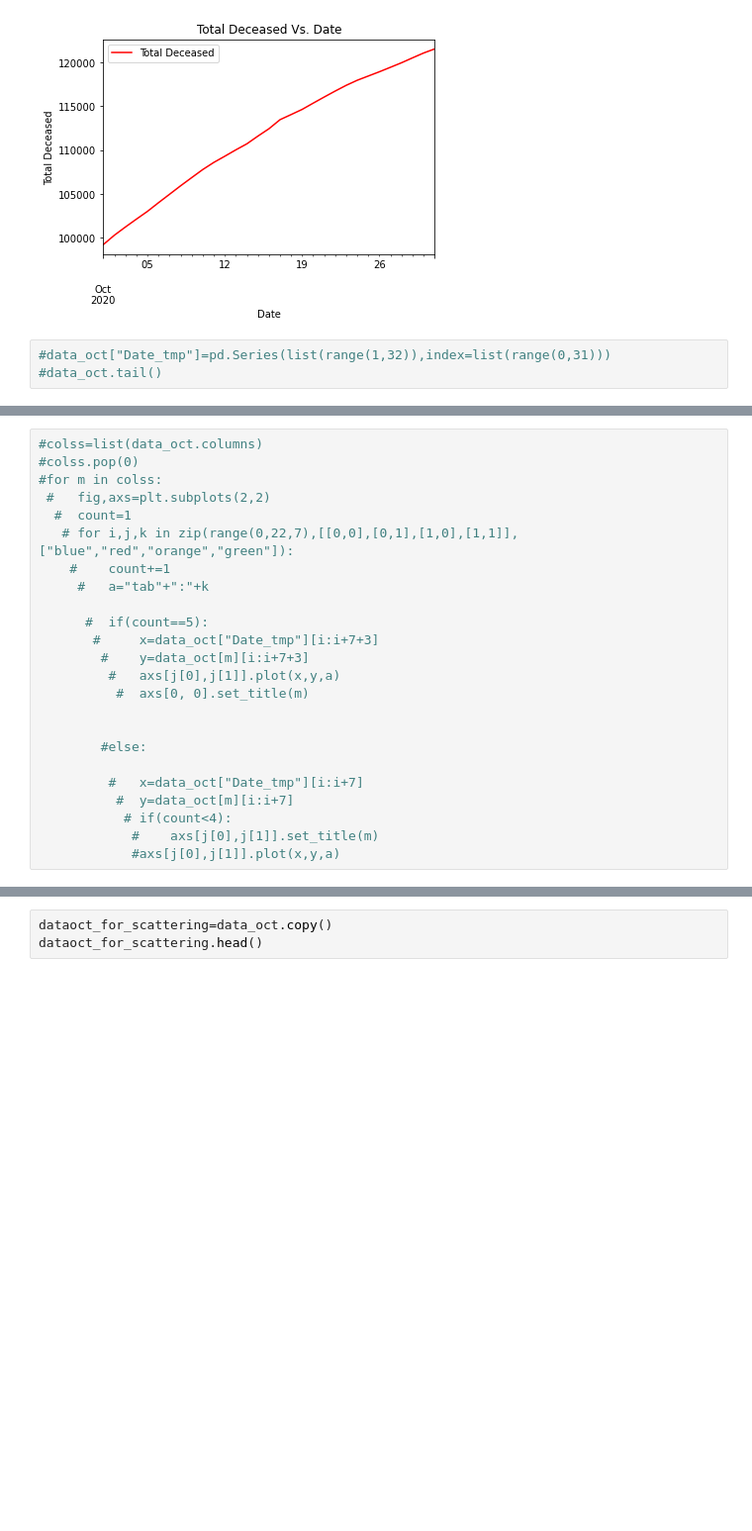
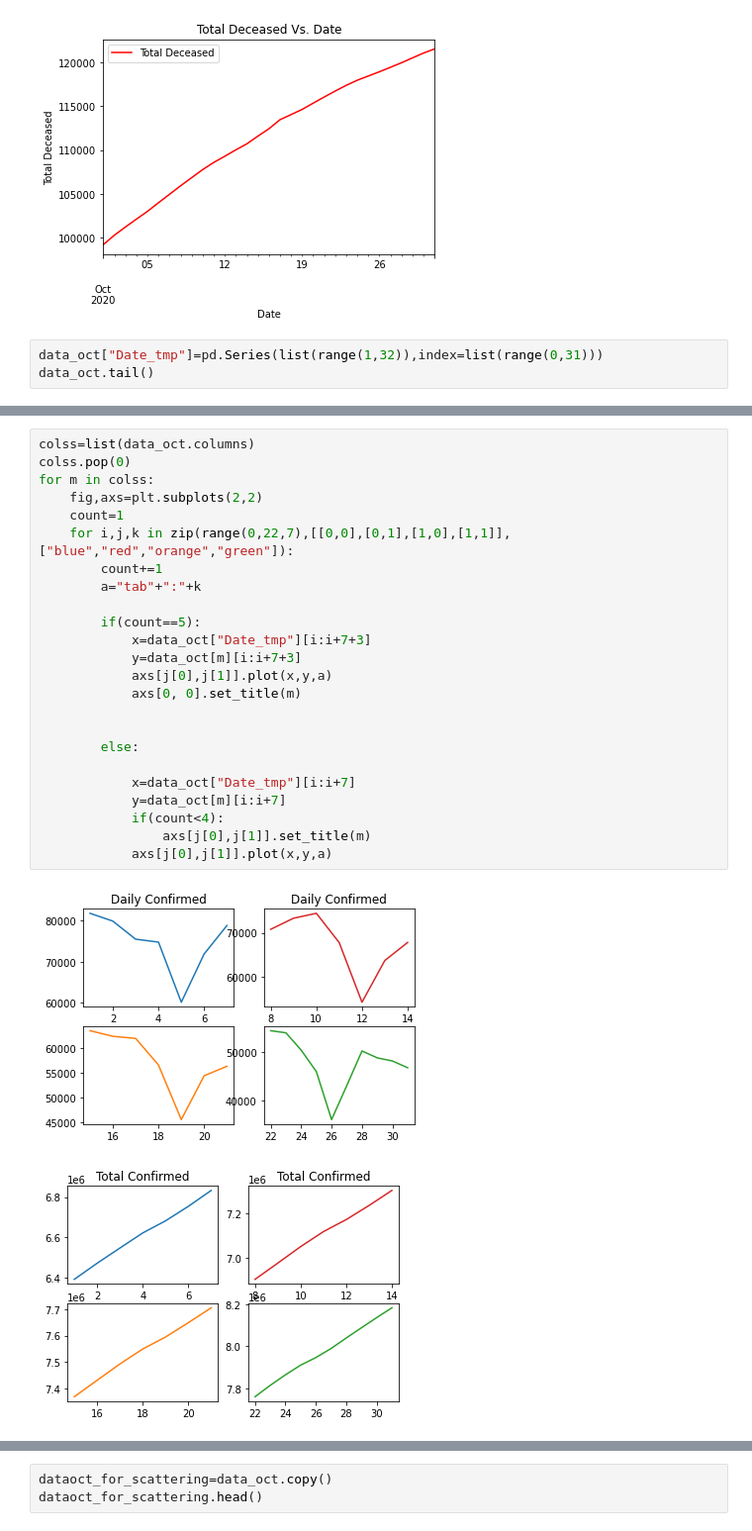
Before and after one commit to adit22/Data_Analysis, a Jupyter notebook: covid data analysis/Monthly Analysis/Covid_19_case_time_series(oct).ipynb, the cells around one changed output, grey strips where cells are left out. Shown at 99% size. Cells and saved outputs as stored; diff of their text form; blank space fills up the shorter version.

```diff
--- a/covid data analysis/Monthly Analysis/Covid_19_case_time_series(oct).ipynb
+++ b/covid data analysis/Monthly Analysis/Covid_19_case_time_series(oct).ipynb
@@ -114,5 +114,5 @@ for m,n in zip(colss,["blue","black","orange","green","violet","red"]):
 [figure]
 [figure]
 # %%
-#data_oct["Date_tmp"]=pd.Series(list(range(1,32)),index=list(range(0,31)))
-#data_oct.tail()
+data_oct["Date_tmp"]=pd.Series(list(range(1,32)),index=list(range(0,31)))
+data_oct.tail()
@@ -119,24 +131,27 @@ for m,n in zip(colss,["blue","black","orange","green","violet","red"]):
 # %%
-#colss=list(data_oct.columns)
-#colss.pop(0)
-#for m in colss:
- #   fig,axs=plt.subplots(2,2)
-  #  count=1
-   # for i,j,k in zip(range(0,22,7),[[0,0],[0,1],[1,0],[1,1]],["blue","red","orange","green"]):
-    #    count+=1
-     #   a="tab"+":"+k
+colss=list(data_oct.columns)
+colss.pop(0)
+for m in colss:
+    fig,axs=plt.subplots(2,2)
+    count=1
+    for i,j,k in zip(range(0,22,7),[[0,0],[0,1],[1,0],[1,1]],["blue","red","orange","green"]):
+        count+=1
+        a="tab"+":"+k
 
-      #  if(count==5):
-       #     x=data_oct["Date_tmp"][i:i+7+3]
-        #    y=data_oct[m][i:i+7+3]
-         #   axs[j[0],j[1]].plot(x,y,a)
-          #  axs[0, 0].set_title(m)
+        if(count==5):
+            x=data_oct["Date_tmp"][i:i+7+3]
+            y=data_oct[m][i:i+7+3]
+            axs[j[0],j[1]].plot(x,y,a)
+            axs[0, 0].set_title(m)
 
 
-        #else:
+        else:
 
-         #   x=data_oct["Date_tmp"][i:i+7]
-          #  y=data_oct[m][i:i+7]
-           # if(count<4):
-            #    axs[j[0],j[1]].set_title(m)
-            #axs[j[0],j[1]].plot(x,y,a)
+            x=data_oct["Date_tmp"][i:i+7]
+            y=data_oct[m][i:i+7]
+            if(count<4):
+                axs[j[0],j[1]].set_title(m)
+            axs[j[0],j[1]].plot(x,y,a)
+# %% [output]
+[figure, added]
+[figure, added]
```
Also changed, not shown: parts of 14 cells of this notebook, 3 other files.
